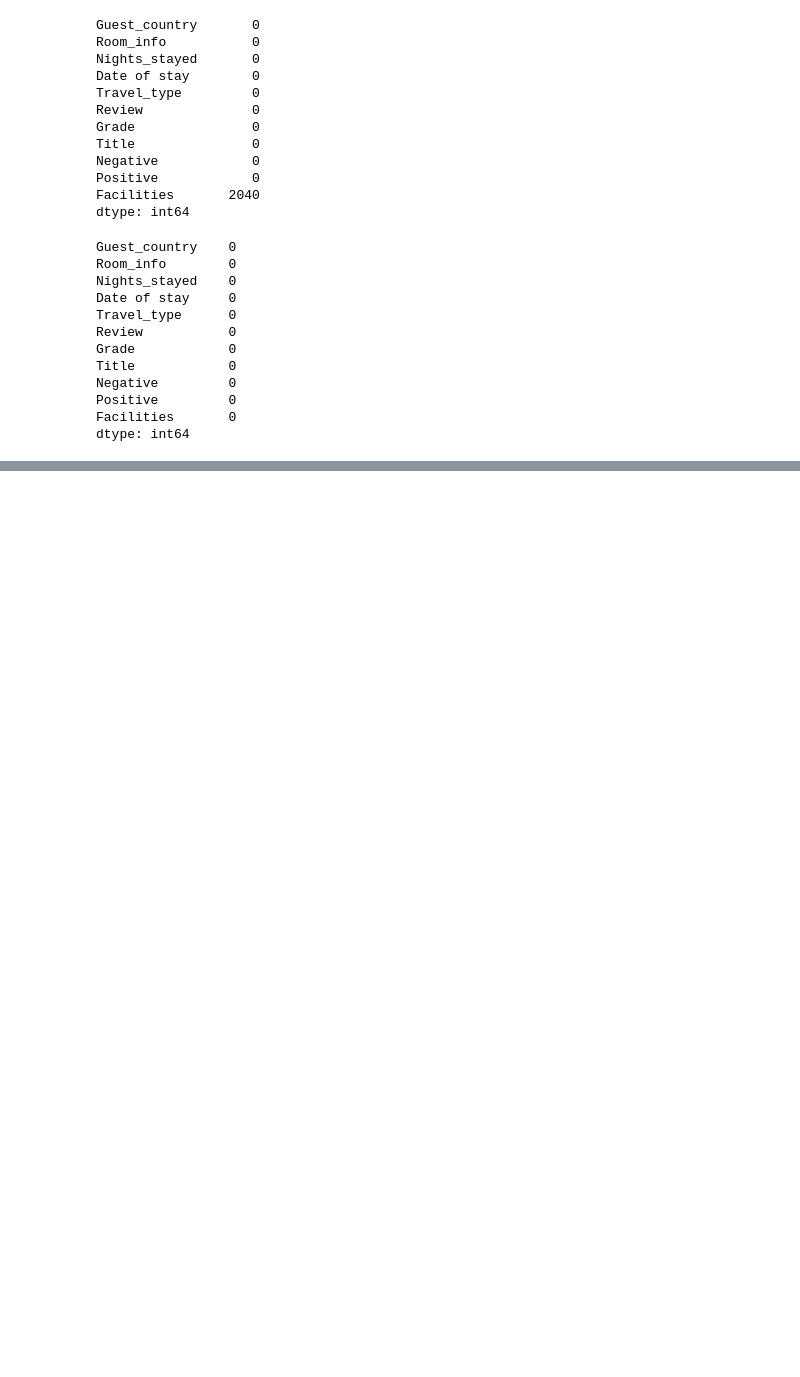
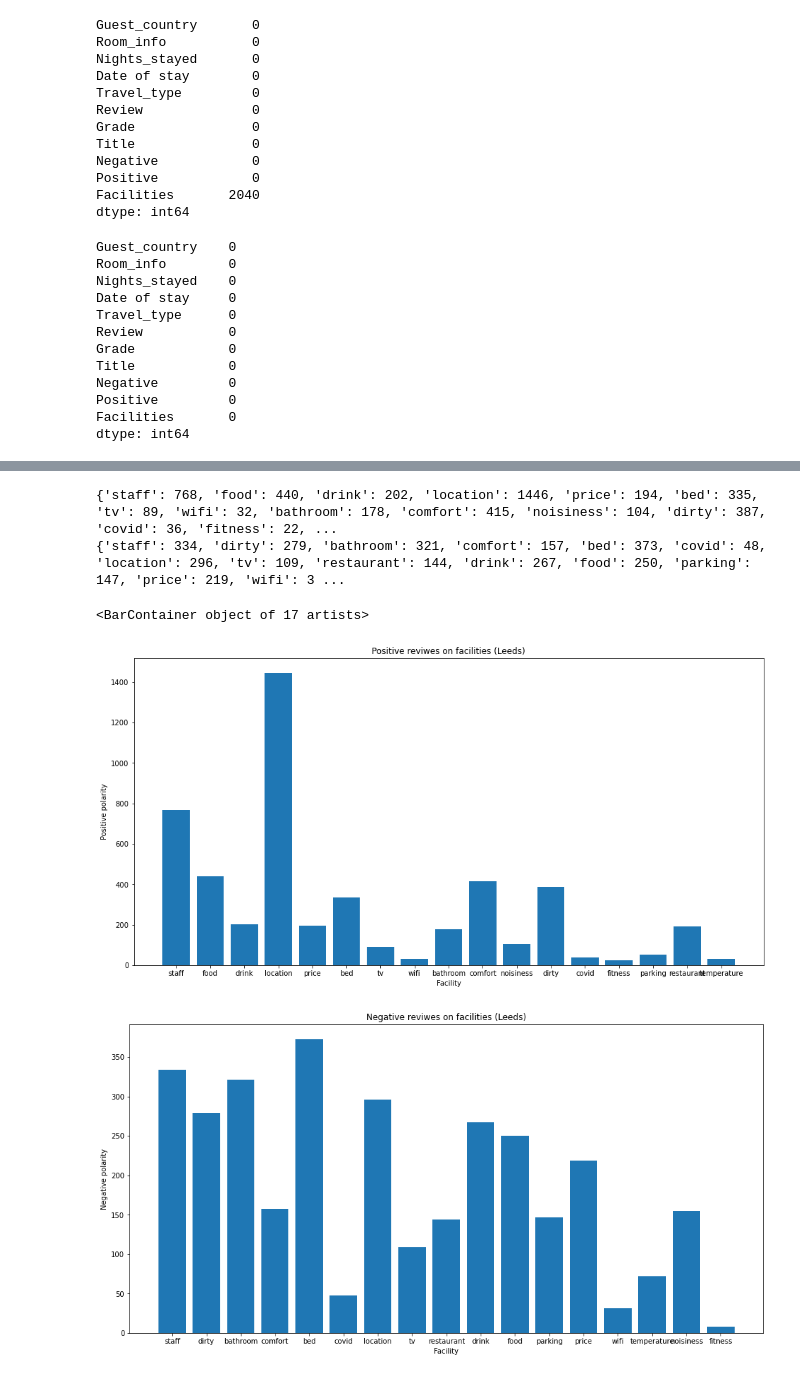
Before and after one commit to mitosHermanos/SIAP-NN, a Jupyter notebook: Popularity_of_facilities.ipynb, the cells around one changed output, grey strips where cells are left out. Drawn from its saved outputs; the diff is of its cells as text; code cells hidden in the pictures; blank space fills up the shorter version.

```diff
--- a/Popularity_of_facilities.ipynb
+++ b/Popularity_of_facilities.ipynb
@@ -57,0 +151,46 @@ dtype: int64
+# %%
+df = pd.read_csv("hotels-parsed-added-facilities/leeds(parsed)(1)_facilities.csv")
+df.dropna(inplace=True)
+fac_poz_leeds_pp = {}
+for x, y in zip(df['Facilities'], df['Positive']):
+    if y == 1:
+        sp = x.split('|')
+        for s in sp:
+            if s != '':
+                if s in fac_poz_leeds_pp.keys():
+                    fac_poz_leeds_pp[s] = fac_poz_leeds_pp[s] + 1
+                else:
+                    fac_poz_leeds_pp[s] = 1
+fac_neg_leeds_pp = {}
+for x, y in zip(df['Facilities'], df['Negative']):
+    if y == 1:
+        sp = x.split('|')
+        for s in sp:
+            if s != '':
+                if s in fac_neg_leeds_pp.keys():
+                    fac_neg_leeds_pp[s] = fac_neg_leeds_pp[s] + 1
+                else:
+                    fac_neg_leeds_pp[s] = 1
+print(fac_poz_leeds_pp)
+print(fac_neg_leeds_pp)
+plt.figure(figsize=(16,8))
+plt.ylabel('Positive polarity')
+plt.xlabel('Facility')
+plt.title('Positive reviwes on facilities (Leeds)')
+keys = fac_poz_leeds_pp.keys()
+values = fac_poz_leeds_pp.values()
+plt.bar(keys, values)
+
+plt.figure(figsize=(16,8))
+plt.ylabel('Negative polarity')
+plt.xlabel('Facility')
+plt.title('Negative reviwes on facilities (Leeds)')
+keys = fac_neg_leeds_pp.keys()
+values = fac_neg_leeds_pp.values()
+plt.bar(keys, values)
+# %% [output]
+{'staff': 768, 'food': 440, 'drink': 202, 'location': 1446, 'price': 194, 'bed': 335, 'tv': 89, 'wifi': 32, 'bathroom': 178, 'comfort': 415, 'noisiness': 104, 'dirty': 387, 'covid': 36, 'fitness': 22, ...
+{'staff': 334, 'dirty': 279, 'bathroom': 321, 'comfort': 157, 'bed': 373, 'covid': 48, 'location': 296, 'tv': 109, 'restaurant': 144, 'drink': 267, 'food': 250, 'parking': 147, 'price': 219, 'wifi': 3 ...
+<BarContainer object of 17 artists>
+[figure, added]
+[figure, added]
```
Also changed, not shown: parts of 20 cells of this notebook.
